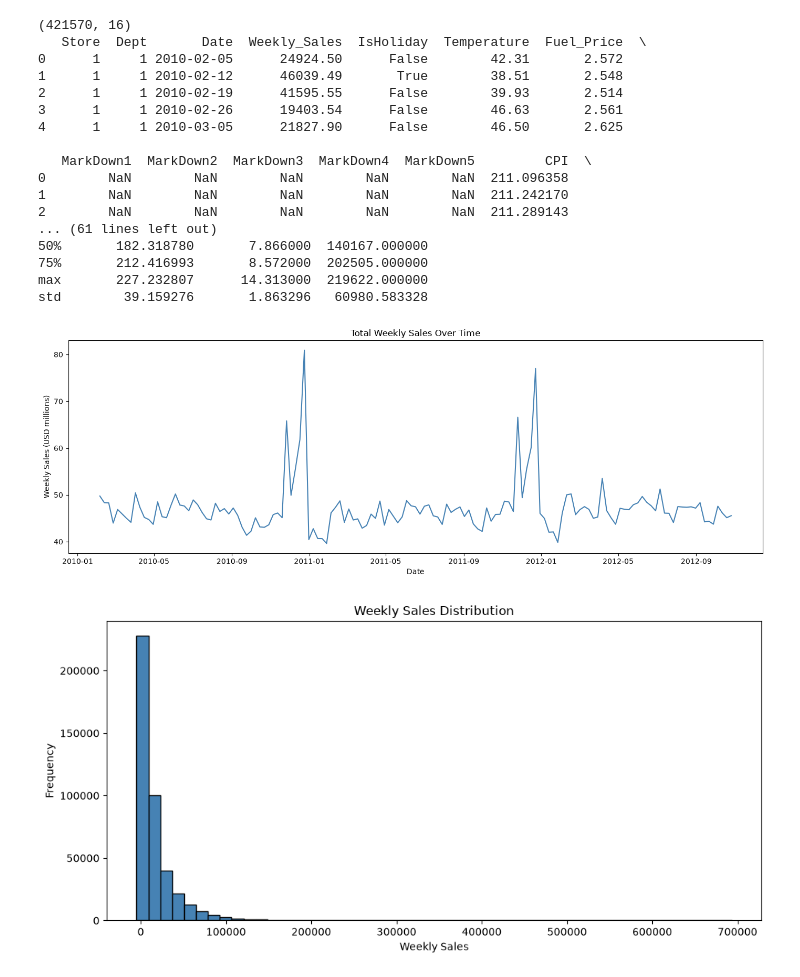
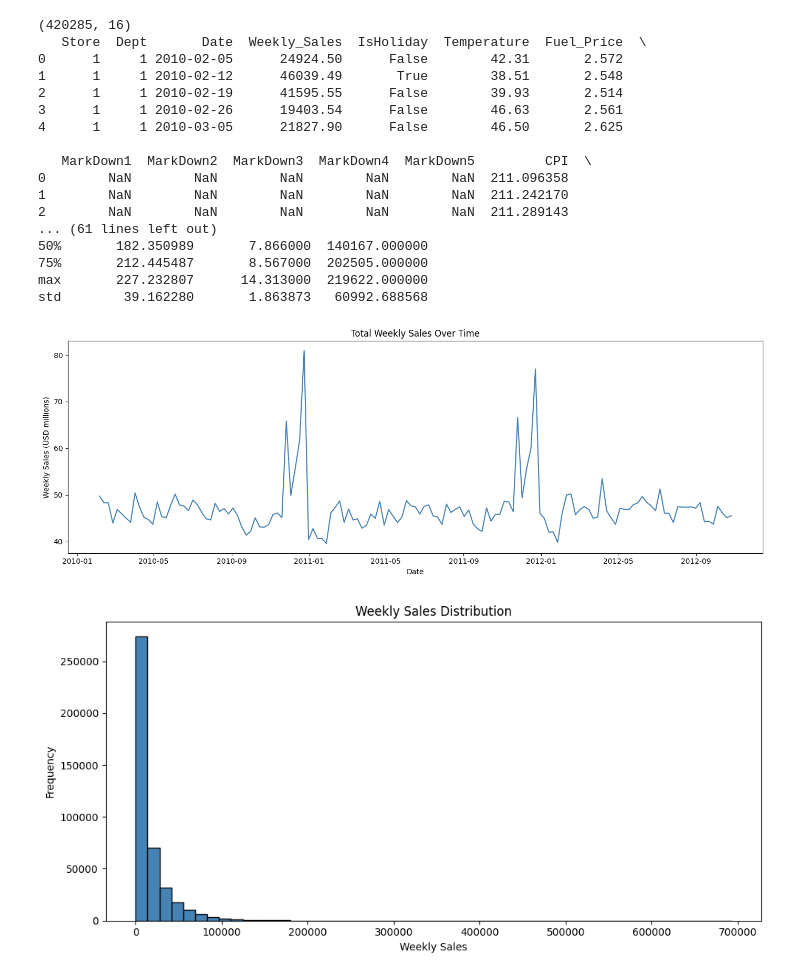
Before and after one commit to sakshibwahah/demand-forecasting-sc, a Jupyter notebook: notebooks/01_eda.ipynb, the cells around one changed output. Drawn from its saved outputs; the diff is of its cells as text; code cells hidden in the pictures.

```diff
--- a/notebooks/01_eda.ipynb
+++ b/notebooks/01_eda.ipynb
@@ -11,6 +11,8 @@ stores = pd.read_csv('../data/stores.csv')
 df = train.merge(features, on=['Store', 'Date', 'IsHoliday'], how='left')
 df = df.merge(stores, on='Store', how='left')
 df['Date'] = pd.to_datetime(df['Date'])
+
+df = df[df['Weekly_Sales'] >= 0]
 
 print(df.shape)
 print(df.head())
@@ -27,35 +29,35 @@ plt.plot(weekly_total['Date'], weekly_total['Weekly_Sales_M'], color='steelblue'
 plt.title('Total Weekly Sales Over Time')
 plt.xlabel('Date')
 plt.ylabel('Weekly Sales (USD millions)')
 plt.tight_layout()
 plt.savefig('../outputs/sales_over_time.png')
 plt.show()
 
 plt.figure(figsize=(10, 5))
 plt.hist(df['Weekly_Sales'], bins=50, color='steelblue', edgecolor='black')
 plt.title('Weekly Sales Distribution')
 plt.xlabel('Weekly Sales')
 plt.ylabel('Frequency')
 plt.tight_layout()
 plt.savefig('../outputs/sales_distribution.png')
 plt.show()
 # %% [output]
-(421570, 16)
+(420285, 16)
    Store  Dept       Date  Weekly_Sales  IsHoliday  Temperature  Fuel_Price  \
 0      1     1 2010-02-05      24924.50      False        42.31       2.572
 1      1     1 2010-02-12      46039.49       True        38.51       2.548
 2      1     1 2010-02-19      41595.55      False        39.93       2.514
 3      1     1 2010-02-26      19403.54      False        46.63       2.561
 4      1     1 2010-03-05      21827.90      False        46.50       2.625
 
    MarkDown1  MarkDown2  MarkDown3  MarkDown4  MarkDown5         CPI  \
 0        NaN        NaN        NaN        NaN        NaN  211.096358
 1        NaN        NaN        NaN        NaN        NaN  211.242170
 2        NaN        NaN        NaN        NaN        NaN  211.289143
 ... (61 lines left out)
-50%       182.318780       7.866000  140167.000000
-75%       212.416993       8.572000  202505.000000
+50%       182.350989       7.866000  140167.000000
+75%       212.445487       8.567000  202505.000000
 max       227.232807      14.313000  219622.000000
-std        39.159276       1.863296   60980.583328
+std        39.162280       1.863873   60992.688568
 [figure]
-[figure, old version]
+[figure, new version]
```
Also changed, not shown: 7 other files.
